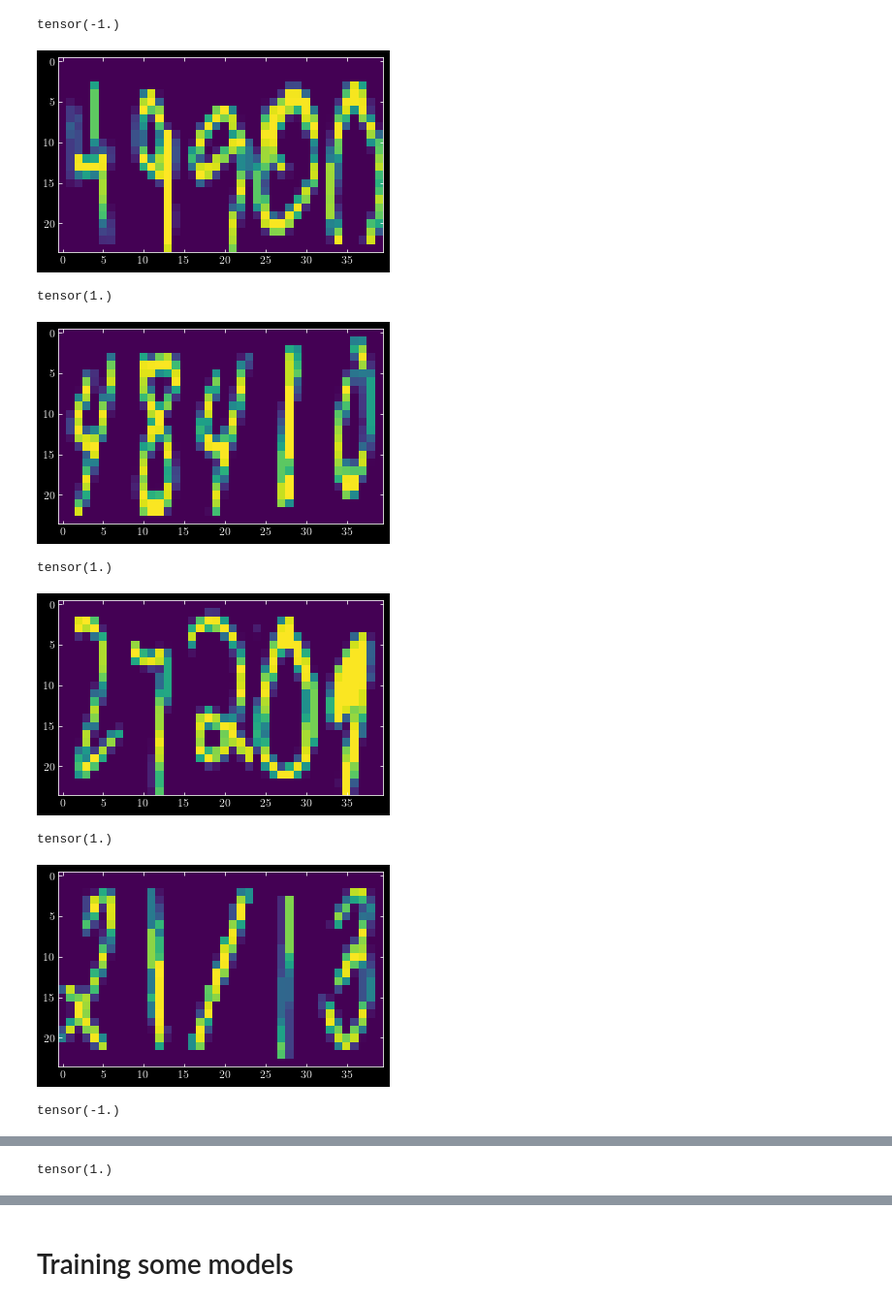
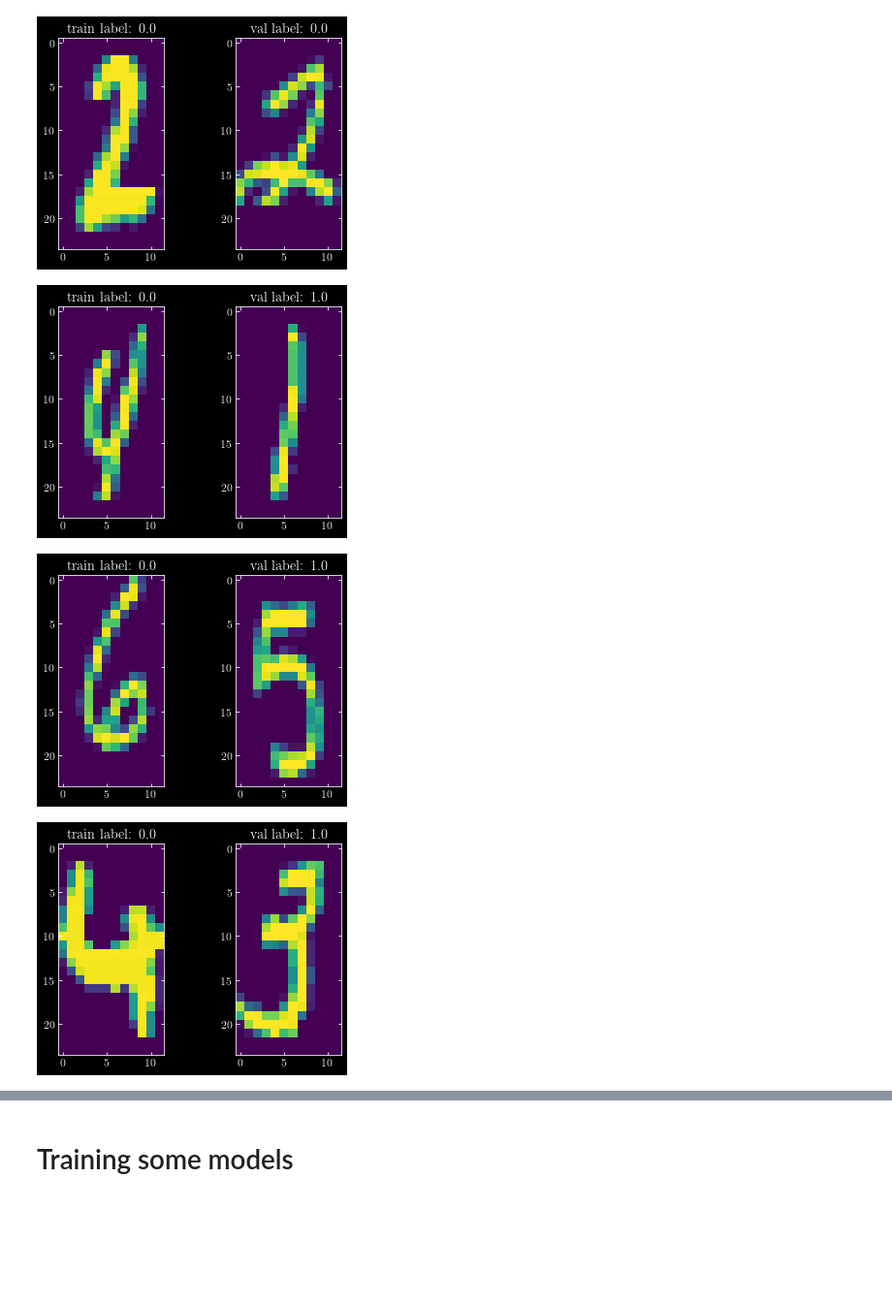
Before and after one commit to okitouni/Learning-symmetries, a Jupyter notebook: ReproducingCompSeparation.ipynb, the cells around one changed output, grey strips where cells are left out. Shown at 97% size. Cells and saved outputs as stored; diff of their text form; code cells hidden in the pictures; blank space fills up the shorter version.

```diff
--- a/ReproducingCompSeparation.ipynb
+++ b/ReproducingCompSeparation.ipynb
@@ -15,43 +16,41 @@ imagenet_data_train = torchvision.datasets.MNIST("./data/", train=True)  # trans
 imagenet_data_val = torchvision.datasets.MNIST("./data/", train=False)
 # %%
-transform = transforms.Compose([transforms.CenterCrop((24,20)),
-                                transforms.Resize((24,8)),
+n_digits = 1
+h_digit,w_digit = (24,12)
+transform = transforms.Compose([transforms.CenterCrop((h_digit,20)),
+                                transforms.Resize((h_digit,w_digit)),
                                ])
-n_digits = 5
-data = transform(imagenet_data_train.data).view(-1,n_digits,24,8)
-data = data.permute(1,3,2,0).contiguous().view(8*n_digits,24,-1)
+data = transform(imagenet_data_train.data).view(-1,n_digits,h_digit,w_digit)
+data = data.permute(1,3,2,0).contiguous().view(w_digit*n_digits,h_digit,-1)
 data = data.permute(2,1,0).unsqueeze(1)/255
-targets = imagenet_data_train.targets.view(-1,5)[:,1:-1].sum(axis=1)%2
-targets = 2*targets -1
+targets = imagenet_data_train.targets.view(-1,n_digits)[:,:].sum(axis=1)%2
+#targets = 2*targets -1
 trainloader =torch.utils.data.DataLoader(torch.utils.data.TensorDataset(data.float(),targets.float()),
                                           batch_size=16,
                                           shuffle=True)
 # %%
-data = transform(imagenet_data_val.data).view(-1,n_digits,24,8)
-data = data.permute(1,3,2,0).contiguous().view(8*n_digits,24,-1)
+data = transform(imagenet_data_val.data).view(-1,n_digits,h_digit,w_digit)
+data = data.permute(1,3,2,0).contiguous().view(w_digit*n_digits,h_digit,-1)
 data = data.permute(2,1,0).unsqueeze(1)/255
-targets = imagenet_data_val.targets.view(-1,5)[:,1:-1].sum(axis=1)%2
-targets = 2*targets -1
+targets = imagenet_data_val.targets.view(-1,n_digits)[:,:].sum(axis=1)%2
+#targets = 2*targets -1
 valloader =torch.utils.data.DataLoader(torch.utils.data.TensorDataset(data.float(),targets.float()),
                                           batch_size=16,
                                           shuffle=True)
 # %%
 xs,ys =  iter(trainloader).next()
+xs2,ys2 =  iter(valloader).next()
 i = 0
-for x,y in zip(xs,ys):
+for x,y,x2,y2 in zip(xs,ys,xs2,ys2):
     i+=1
-    print(y)
-    plt.imshow(x[0])
-    plt.show()
-    if i ==10:
-        break
+    fig, axes = plt.subplots(1,2)
+    axes[0].set_title(f"train label: {y.item()}")
+    axes[1].set_title(f"val label: {y2.item()}")
+    axes[0].imshow(x[0])
+    axes[1].imshow(x2[0])
+    if i==5: break
 # %% [output]
-tensor(-1.)
-[figure, old version]
+[figure, new version]
-tensor(1.)
-[figure, old version]
+[figure, new version]
-tensor(1.)
-[figure, old version]
+[figure, new version]
-tensor(1.)
-[figure, old version]
+[figure, new version]
-tensor(-1.)
@@ -59 +57,0 @@ tensor(-1.)
-tensor(1.)
```
Also changed, not shown: parts of 16 cells of this notebook, 1 other file.
